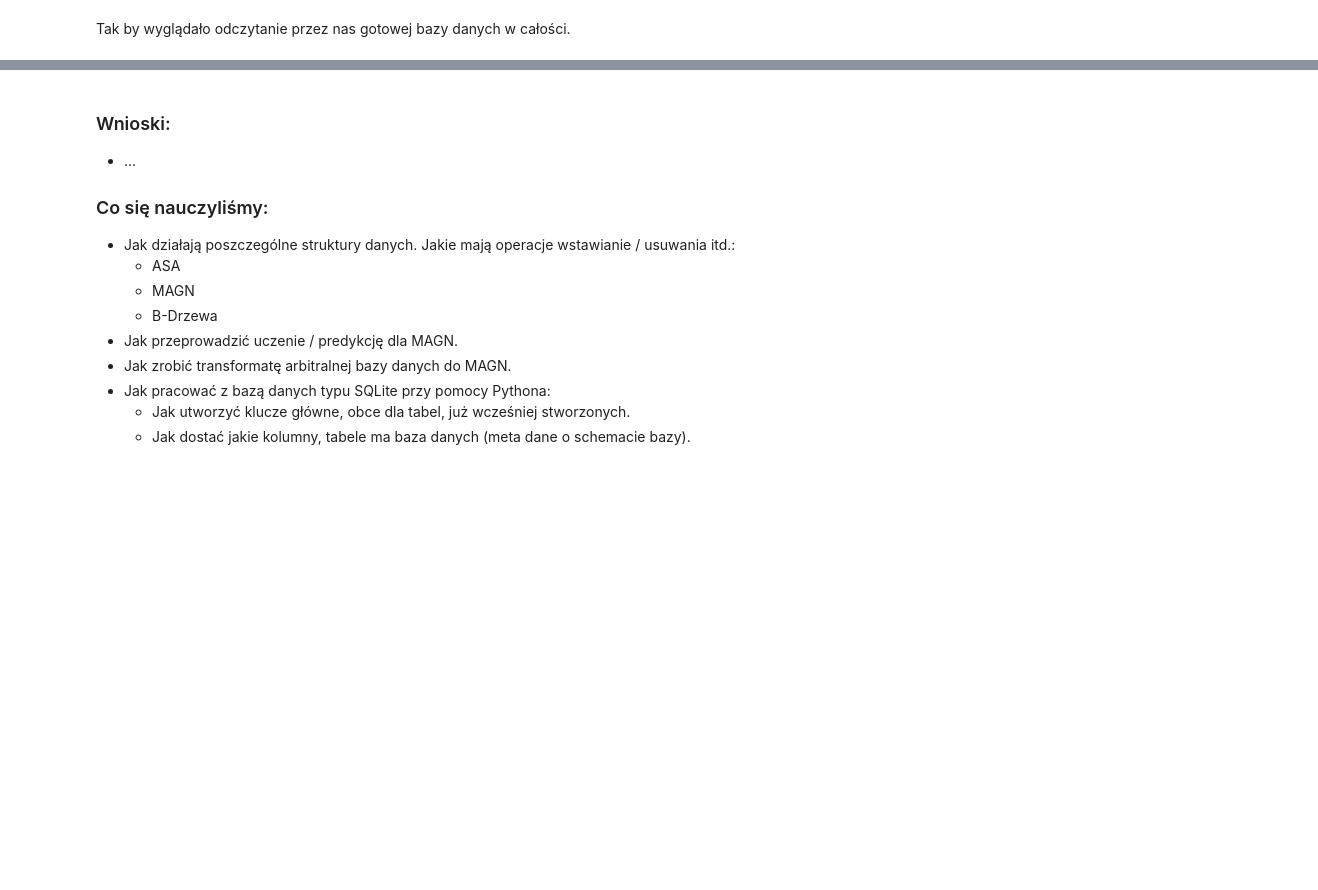
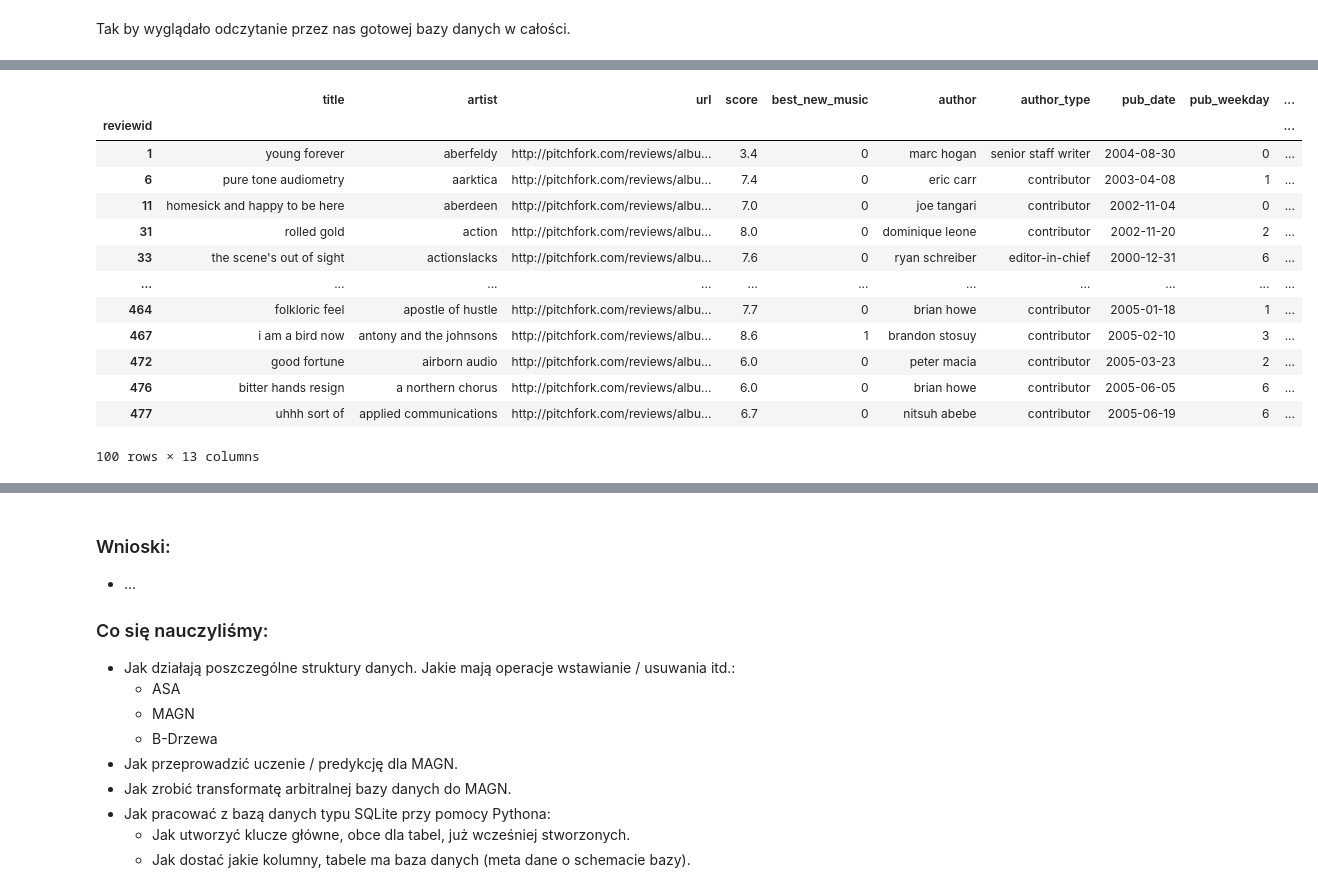
Before and after one commit to CaIiguIa/GGSN---MAGN, a Jupyter notebook: main.ipynb, the cells around one changed output, grey strips where cells are left out. Saved outputs shown, nothing was run; the diff lists cells and outputs as text; code cells hidden in the pictures; blank space fills up the shorter version.

```diff
--- a/main.ipynb
+++ b/main.ipynb
@@ -578,0 +597,31 @@ magn = MAGNGraph.from_sqlite3(database_path_pitchfork)
+# %%
+from random import randint
+
+TRAIN_SIZE: Final[int] = 200
+VALIDATION_SIZE: Final[int] = 100
+TEST_SIZE: Final[int] = 100
+
+assert TRAIN_SIZE + VALIDATION_SIZE + TEST_SIZE == MAX_ROWS, "We do not use all of the amount of data that was given earlier."
+# %%
+labeled_data = database_pitchfork.create_mock_target('reviews', seed_id=randint(0, 1000))
+# %%
+train_data = labeled_data[:TEST_SIZE]
+validation_data = labeled_data[TEST_SIZE: TEST_SIZE + VALIDATION_SIZE]
+test_data = labeled_data[TEST_SIZE + VALIDATION_SIZE: TEST_SIZE + VALIDATION_SIZE + TEST_SIZE]
+# %%
+train_data
+# %% [output]
+|  | title | artist | url | score | best_new_music | author | author_type | pub_date | pub_weekday | ... |
+| reviewid |  |  |  |  |  |  |  |  |  | ... |
+| 1 | young forever | aberfeldy | http://pitchfork.com/reviews/albu... | 3.4 | 0 | marc hogan | senior staff writer | 2004-08-30 | 0 | ... |
+| 6 | pure tone audiometry | aarktica | http://pitchfork.com/reviews/albu... | 7.4 | 0 | eric carr | contributor | 2003-04-08 | 1 | ... |
+| 11 | homesick and happy to be here | aberdeen | http://pitchfork.com/reviews/albu... | 7.0 | 0 | joe tangari | contributor | 2002-11-04 | 0 | ... |
+| 31 | rolled gold | action | http://pitchfork.com/reviews/albu... | 8.0 | 0 | dominique leone | contributor | 2002-11-20 | 2 | ... |
+| 33 | the scene's out of sight | actionslacks | http://pitchfork.com/reviews/albu... | 7.6 | 0 | ryan schreiber | editor-in-chief | 2000-12-31 | 6 | ... |
+| ... | ... | ... | ... | ... | ... | ... | ... | ... | ... | ... |
+| 464 | folkloric feel | apostle of hustle | http://pitchfork.com/reviews/albu... | 7.7 | 0 | brian howe | contributor | 2005-01-18 | 1 | ... |
+| 467 | i am a bird now | antony and the johnsons | http://pitchfork.com/reviews/albu... | 8.6 | 1 | brandon stosuy | contributor | 2005-02-10 | 3 | ... |
+| 472 | good fortune | airborn audio | http://pitchfork.com/reviews/albu... | 6.0 | 0 | peter macia | contributor | 2005-03-23 | 2 | ... |
+| 476 | bitter hands resign | a northern chorus | http://pitchfork.com/reviews/albu... | 6.0 | 0 | brian howe | contributor | 2005-06-05 | 6 | ... |
+| 477 | uhhh sort of | applied communications | http://pitchfork.com/reviews/albu... | 6.7 | 0 | nitsuh abebe | contributor | 2005-06-19 | 6 | ... |
+100 rows × 13 columns
```
Also changed, not shown: parts of 11 cells of this notebook.
